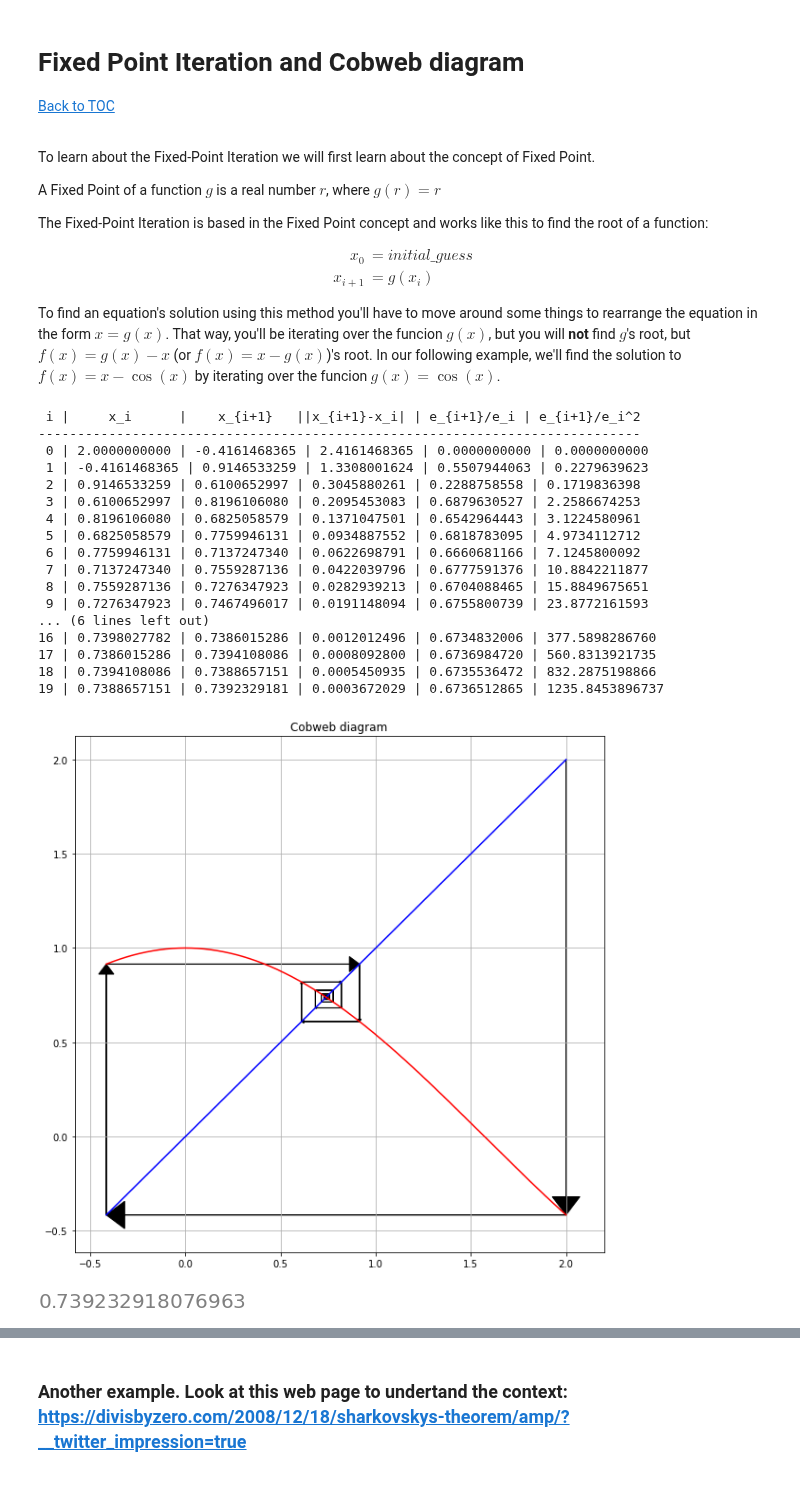
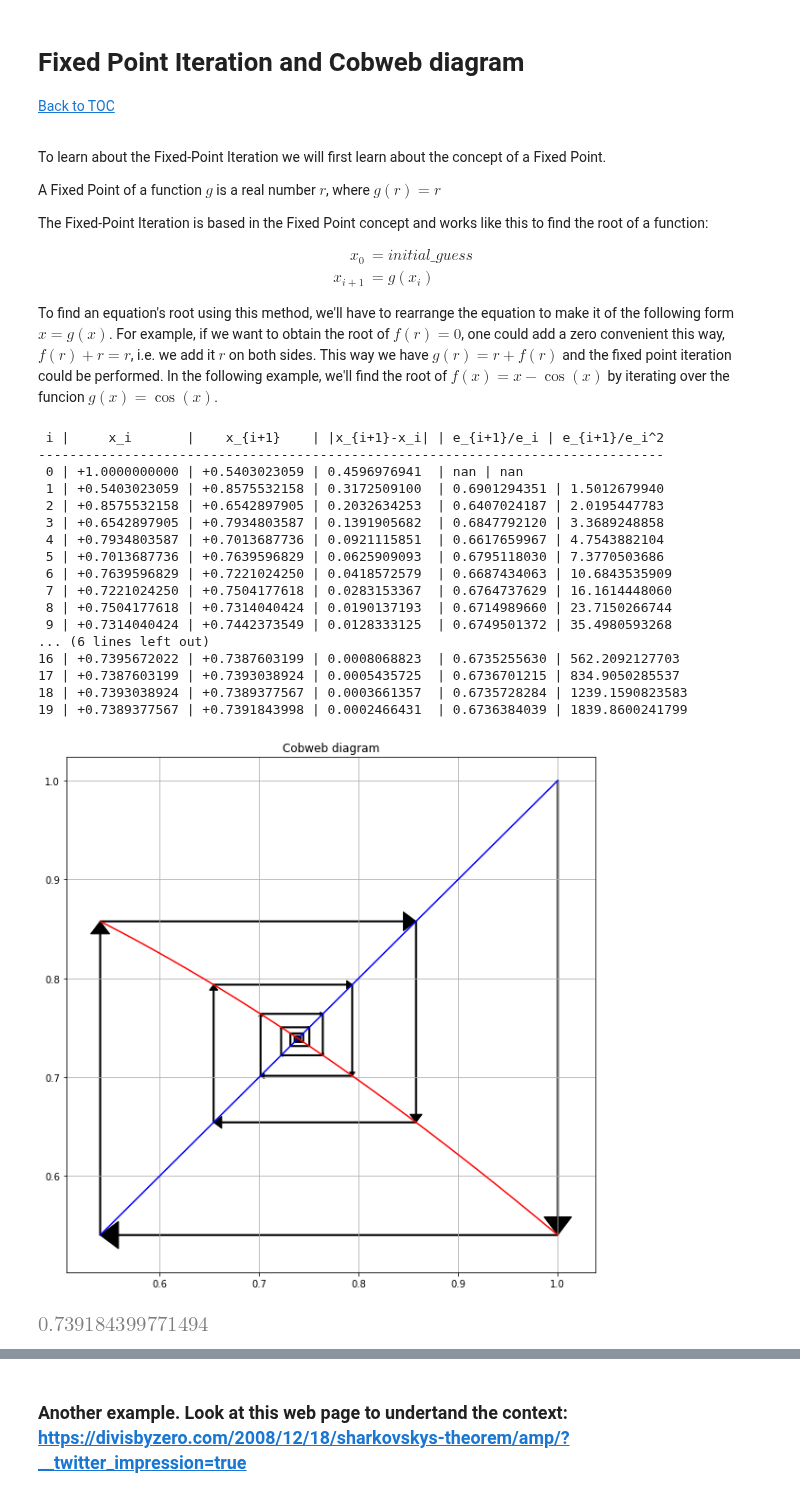
Before and after one commit to tclaudioe/Scientific-Computing, a Jupyter notebook: SC1v2/03_roots_of_1D_equations.ipynb, the cells around one changed output, grey strips where cells are left out. Cells and saved outputs as stored; diff of their text form; code cells hidden in the pictures.

```diff
--- a/SC1v2/03_roots_of_1D_equations.ipynb
+++ b/SC1v2/03_roots_of_1D_equations.ipynb
@@ -180,7 +202,7 @@ The convergence rate for the bisection is always 0.5 because this method uses th
 # Fixed Point Iteration and Cobweb diagram
 [Back to TOC](#toc)
 # %% [markdown]
-To learn about the Fixed-Point Iteration we will first learn about the concept of Fixed Point.
+To learn about the Fixed-Point Iteration we will first learn about the concept of a Fixed Point.
 
 A Fixed Point of a function $g$ is a real number $r$, where $g(r) = r$
 
@@ -191,5 +213,8 @@ The Fixed-Point Iteration is based in the Fixed Point concept and works like thi
     x_{i+1} &= g(x_{i})
 \end{align*}
 
-To find an equation's solution using this method you'll have to move around some things to rearrange the equation in the form $x = g(x)$. That way, you'll be iterating over the funcion $g(x)$, but you will **not** find $g$'s root, but $f(x) = g(x) - x$ (or $f(x) = x - g(x)$)'s root. In our following example, we'll find the solution to $f(x) = x - \cos(x)$ by iterating over the funcion $g(x) = \cos(x)$.
+To find an equation's root using this method, we'll have to rearrange the equation to make it of the following form $x = g(x)$.
+For example, if we want to obtain the root of $f(r)=0$, one could add a zero convenient this way, $f(r)+r=r$, i.e. we add it $r$ on both sides.
+This way we have $g(r)=r+f(r)$ and the fixed point iteration could be performed.
+In the following example, we'll find the root of $f(x) = x - \cos(x)$ by iterating over the funcion $g(x) = \cos(x)$.
 # %%
@@ -232,27 +270,40 @@ def fpi(g, x0, k, flag_cobweb=False):
     if flag_cobweb:
         cobweb(x,g)
     return x[-1]
-# %%
-g = lambda x: np.cos(x)
-fpi(g, 2, 20, True)
-# %% [output]
- i |     x_i      |    x_{i+1}   ||x_{i+1}-x_i| | e_{i+1}/e_i | e_{i+1}/e_i^2
------------------------------------------------------------------------------
- 0 | 2.0000000000 | -0.4161468365 | 2.4161468365 | 0.0000000000 | 0.0000000000
- 1 | -0.4161468365 | 0.9146533259 | 1.3308001624 | 0.5507944063 | 0.2279639623
- 2 | 0.9146533259 | 0.6100652997 | 0.3045880261 | 0.2288758558 | 0.1719836398
- 3 | 0.6100652997 | 0.8196106080 | 0.2095453083 | 0.6879630527 | 2.2586674253
- 4 | 0.8196106080 | 0.6825058579 | 0.1371047501 | 0.6542964443 | 3.1224580961
- 5 | 0.6825058579 | 0.7759946131 | 0.0934887552 | 0.6818783095 | 4.9734112712
- 6 | 0.7759946131 | 0.7137247340 | 0.0622698791 | 0.6660681166 | 7.1245800092
- 7 | 0.7137247340 | 0.7559287136 | 0.0422039796 | 0.6777591376 | 10.8842211877
- 8 | 0.7559287136 | 0.7276347923 | 0.0282939213 | 0.6704088465 | 15.8849675651
- 9 | 0.7276347923 | 0.7467496017 | 0.0191148094 | 0.6755800739 | 23.8772161593
-... (6 lines left out)
-16 | 0.7398027782 | 0.7386015286 | 0.0012012496 | 0.6734832006 | 377.5898286760
-17 | 0.7386015286 | 0.7394108086 | 0.0008092800 | 0.6736984720 | 560.8313921735
-18 | 0.7394108086 | 0.7388657151 | 0.0005450935 | 0.6735536472 | 832.2875198866
-19 | 0.7388657151 | 0.7392329181 | 0.0003672029 | 0.6736512865 | 1235.8453896737
-[figure, removed]
-[figure, removed]
+# %%
+# First example
+g = lambda x: np.cos(x)
+# Examples from classnotes
+g1 = lambda x: -(3/2)*x+5/2
+g2 = lambda x: -(1/2)*x+3/2
+fpi(g, 1, 20, True)
+
+# Suggestions:
+# 1.- A very useful and simple 'limit cicle' example! Try it. Credit: anonymous student from class 20210922.
+# fpi(lambda x: -x, 2, 10, True)
+# 2.- Try the next example. Why do we see 1.0000 for e_{i+1}/e_i over 90 iterations?
+# fpi(g, 1, 100, True)
+# 3.- The following fixed-point iteration obtain sqrt(2). Credits: Anonymous student from class 20210921 and 20210922.
+# gD = lambda x: (x+2)/(x+1)
+# fpi(gD, 1, 10, True)
+# %% [output]
+ i |     x_i       |    x_{i+1}    | |x_{i+1}-x_i| | e_{i+1}/e_i | e_{i+1}/e_i^2
+--------------------------------------------------------------------------------
+ 0 | +1.0000000000 | +0.5403023059 | 0.4596976941  | nan | nan
+ 1 | +0.5403023059 | +0.8575532158 | 0.3172509100  | 0.6901294351 | 1.5012679940
+ 2 | +0.8575532158 | +0.6542897905 | 0.2032634253  | 0.6407024187 | 2.0195447783
+ 3 | +0.6542897905 | +0.7934803587 | 0.1391905682  | 0.6847792120 | 3.3689248858
+ 4 | +0.7934803587 | +0.7013687736 | 0.0921115851  | 0.6617659967 | 4.7543882104
+ 5 | +0.7013687736 | +0.7639596829 | 0.0625909093  | 0.6795118030 | 7.3770503686
+ 6 | +0.7639596829 | +0.7221024250 | 0.0418572579  | 0.6687434063 | 10.6843535909
+ 7 | +0.7221024250 | +0.7504177618 | 0.0283153367  | 0.6764737629 | 16.1614448060
+ 8 | +0.7504177618 | +0.7314040424 | 0.0190137193  | 0.6714989660 | 23.7150266744
+ 9 | +0.7314040424 | +0.7442373549 | 0.0128333125  | 0.6749501372 | 35.4980593268
+... (6 lines left out)
+16 | +0.7395672022 | +0.7387603199 | 0.0008068823  | 0.6735255630 | 562.2092127703
+17 | +0.7387603199 | +0.7393038924 | 0.0005435725  | 0.6736701215 | 834.9050285537
+18 | +0.7393038924 | +0.7389377567 | 0.0003661357  | 0.6735728284 | 1239.1590823583
+19 | +0.7389377567 | +0.7391843998 | 0.0002466431  | 0.6736384039 | 1839.8600241799
+[figure, added]
+[figure, added]
 # %% [markdown]
```
Also changed, not shown: parts of 38 cells of this notebook, 4 other files.
